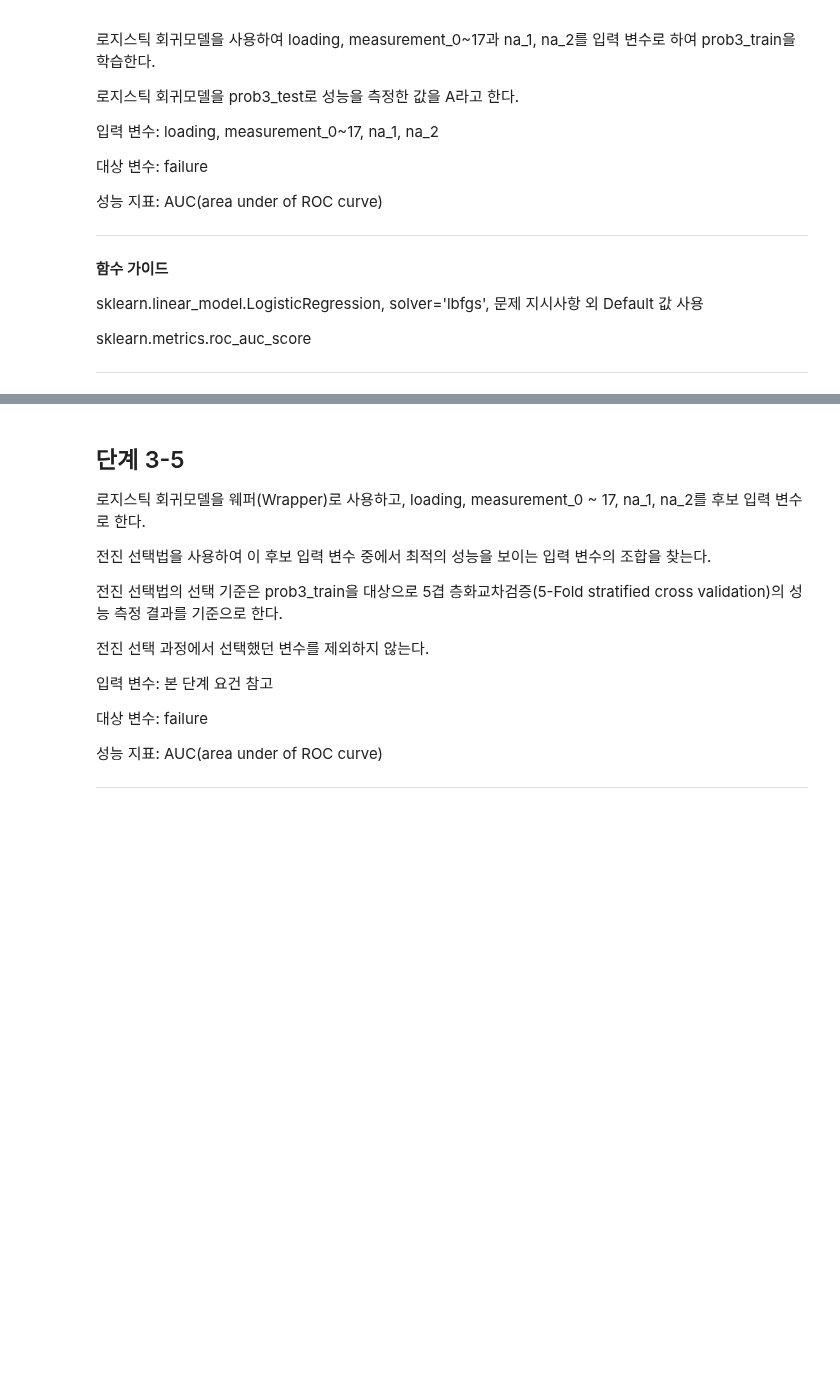
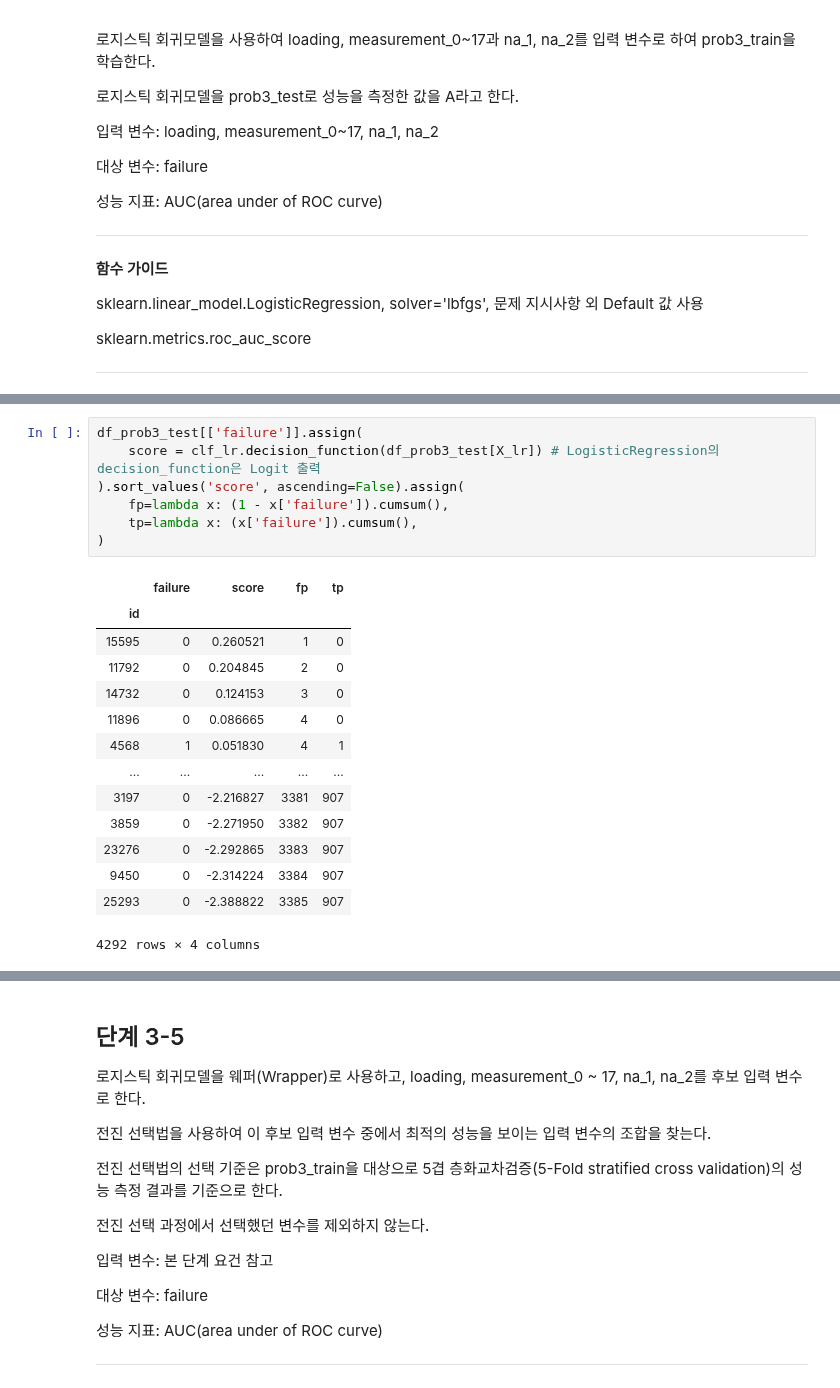
Before and after one commit to sunkusun9/DS_Lv3_2505_2, a Jupyter notebook: sec_ds_lv3_prob1_prob.ipynb, the cells around one changed output, grey strips where cells are left out. Drawn from its saved outputs; the diff is of its cells as text; blank space fills up the shorter version.

```diff
--- a/sec_ds_lv3_prob1_prob.ipynb
+++ b/sec_ds_lv3_prob1_prob.ipynb
@@ -766,0 +847,22 @@ prob3_train의 표준화 설정으로 prob3_test의 loading, measurement_0 ~ 17
+# %%
+df_prob3_test[['failure']].assign(
+    score = clf_lr.decision_function(df_prob3_test[X_lr]) # LogisticRegression의 decision_function은 Logit 출력
+).sort_values('score', ascending=False).assign(
+    fp=lambda x: (1 - x['failure']).cumsum(),
+    tp=lambda x: (x['failure']).cumsum(),
+)
+# %% [output]
+|  | failure | score | fp | tp |
+| id |  |  |  |  |
+| 15595 | 0 | 0.260521 | 1 | 0 |
+| 11792 | 0 | 0.204845 | 2 | 0 |
+| 14732 | 0 | 0.124153 | 3 | 0 |
+| 11896 | 0 | 0.086665 | 4 | 0 |
+| 4568 | 1 | 0.051830 | 4 | 1 |
+| ... | ... | ... | ... | ... |
+| 3197 | 0 | -2.216827 | 3381 | 907 |
+| 3859 | 0 | -2.271950 | 3382 | 907 |
+| 23276 | 0 | -2.292865 | 3383 | 907 |
+| 9450 | 0 | -2.314224 | 3384 | 907 |
+| 25293 | 0 | -2.388822 | 3385 | 907 |
+4292 rows × 4 columns
```
Also changed, not shown: parts of 42 cells of this notebook.
